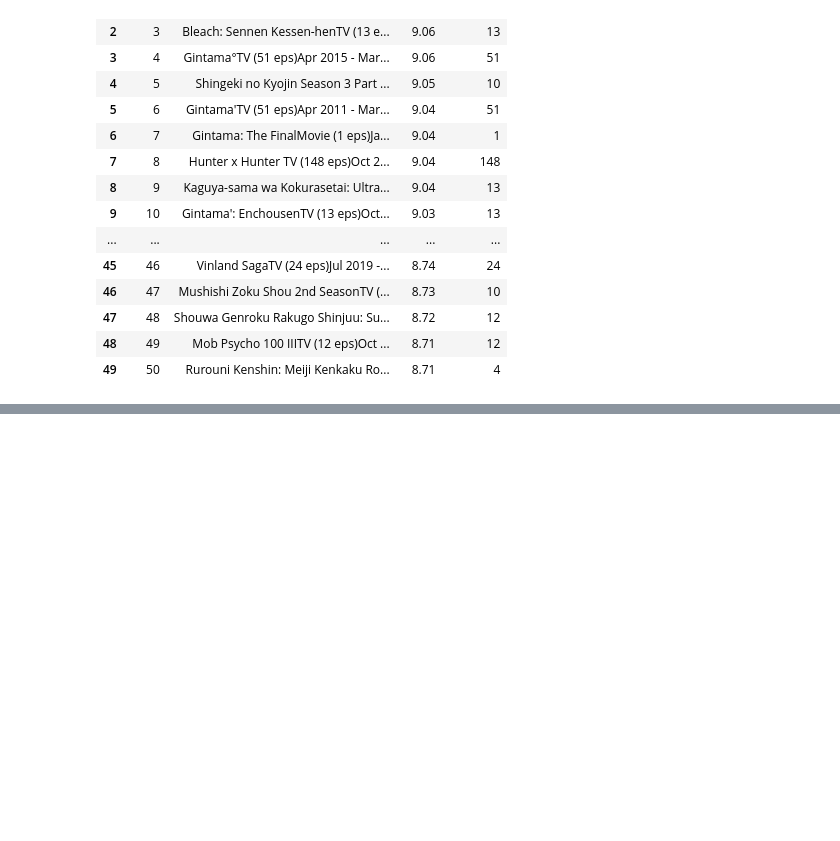
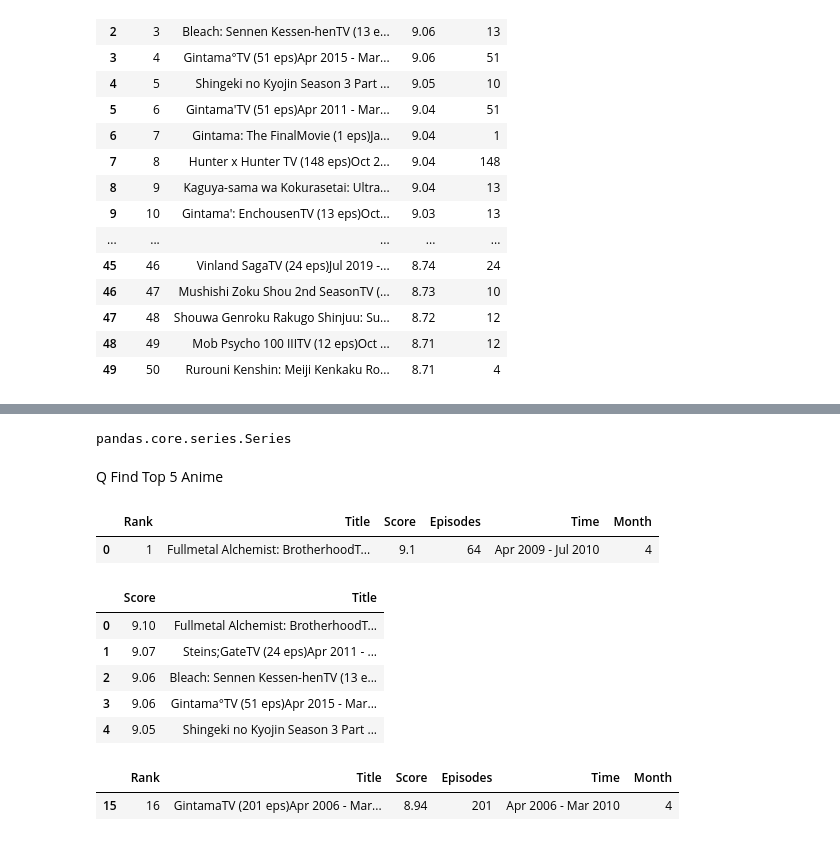
Before and after one commit to AvinashMarkad/pandas-practice, a Jupyter notebook: Anime_Project_Data_Science/Feature Extraction Project_Data_Science.ipynb, the cells around one changed output, grey strips where cells are left out. Cells and saved outputs as stored; diff of their text form; code cells hidden in the pictures; blank space fills up the shorter version.

Commit message:
Complete Feature Extraction Project_Data_Science

```diff
--- a/Anime_Project_Data_Science/Feature Extraction Project_Data_Science.ipynb
+++ b/Anime_Project_Data_Science/Feature Extraction Project_Data_Science.ipynb
@@ -143,2 +129,0 @@ def extract_start_year(text):
-# %%
-df['start_year'] = df['Title'].apply(extract_start_year)
@@ -165,2 +129,0 @@ df
-# %%
-df.drop(columns=['end_year'], inplace=True)
@@ -186,0 +156,2 @@ df
+# %%
+df['Time'] = df['Title'].apply(extract_date_range)
@@ -186,0 +182,18 @@ df
+# %%
+import pandas as pd
+import re
+
+# Function to extract start month number
+def extract_start_month_number(text):
+    month_map = {
+        'Jan': 1, 'Feb': 2, 'Mar': 3, 'Apr': 4,
+        'May': 5, 'Jun': 6, 'Jul': 7, 'Aug': 8,
+        'Sep': 9, 'Oct': 10, 'Nov': 11, 'Dec': 12
+    }
+    match = re.search(r'([A-Za-z]{3}) \d{4} -', text)
+    if match:
+        return month_map.get(match.group(1))
+    return None
+
+# Apply function to create new column
+df['Month'] = df['Title'].apply(extract_start_month_number)
@@ -186,0 +220,25 @@ df
+# %%
+type(df['Month'])
+# %% [output]
+pandas.core.series.Series
+# %% [markdown]
+Q Find Top 5 Anime
+# %%
+df[ df['Score'] == df['Score'].max() ]
+# %% [output]
+|  | Rank | Title | Score | Episodes | Time | Month |
+| 0 | 1 | Fullmetal Alchemist: BrotherhoodT... | 9.1 | 64 | Apr 2009 - Jul 2010 | 4 |
+# %%
+df[['Score','Title']].head()
+# %% [output]
+|  | Score | Title |
+| 0 | 9.10 | Fullmetal Alchemist: BrotherhoodT... |
+| 1 | 9.07 | Steins;GateTV (24 eps)Apr 2011 - ... |
+| 2 | 9.06 | Bleach: Sennen Kessen-henTV (13 e... |
+| 3 | 9.06 | Gintama°TV (51 eps)Apr 2015 - Mar... |
+| 4 | 9.05 | Shingeki no Kyojin Season 3 Part ... |
+# %%
+df[ df['Episodes'] == df['Episodes'].max()]
+# %% [output]
+|  | Rank | Title | Score | Episodes | Time | Month |
+| 15 | 16 | GintamaTV (201 eps)Apr 2006 - Mar... | 8.94 | 201 | Apr 2006 - Mar 2010 | 4 |
```
Also changed, not shown: parts of 8 cells of this notebook.
